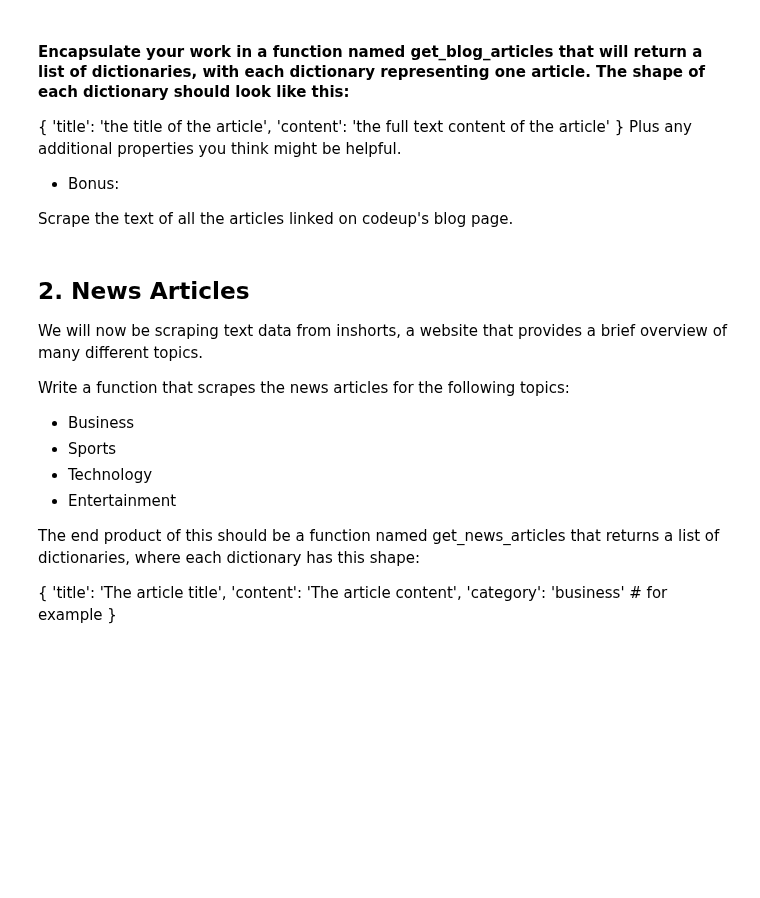
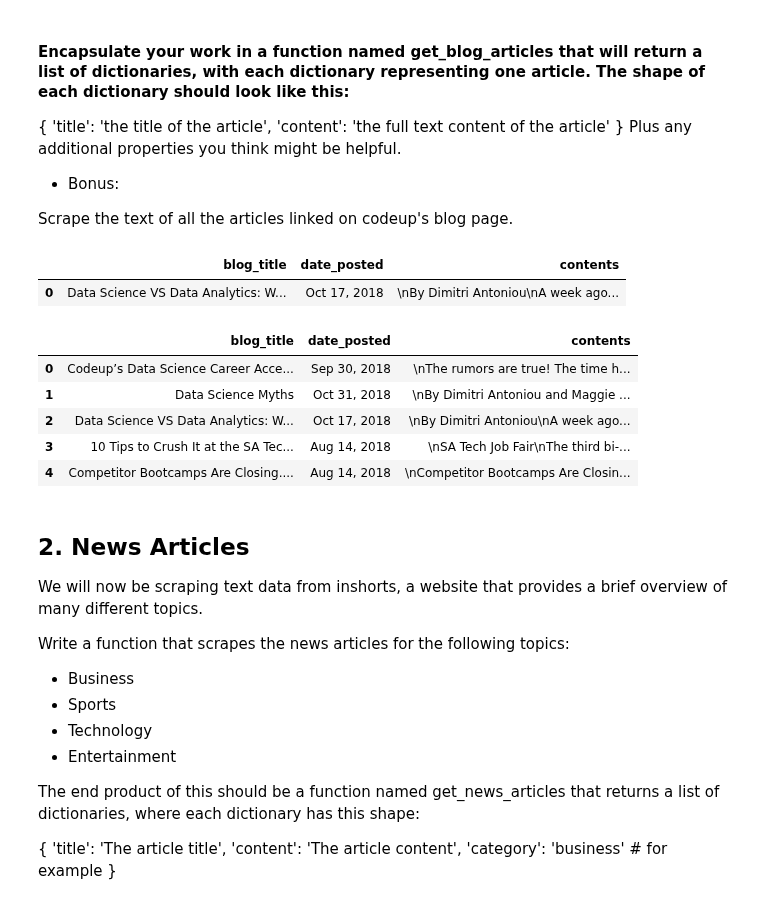
Before and after one commit to jeffakins/natural_language_processing, a Jupyter notebook: acquire.ipynb, the cells around one changed output. Drawn from its saved outputs; the diff is of its cells as text; code cells hidden in the pictures; blank space fills up the shorter version.

```diff
--- a/acquire.ipynb
+++ b/acquire.ipynb
@@ -16,0 +50,3 @@ Scrape the article text from the following pages:
+# %%
+blog_date = soup.select('.published')[0].text
+blog_date
@@ -16,0 +60,7 @@ Scrape the article text from the following pages:
+# %%
+response = requests.get('https://codeup.com/data-science/data-science-myths/',
+                       headers={'user-agent': 'codeup data science germain cohort'})
+html = response.text
+soup = BeautifulSoup(html)
+blog = soup.select('div.et_pb_module.et_pb_post_content.et_pb_post_content_0_tb_body')[0].text
+blog
@@ -26,6 +78,44 @@ Plus any additional properties you think might be helpful.
 - Bonus:
 
 Scrape the text of all the articles linked on codeup's blog page.
+# %%
+url_list = ['https://codeup.com/data-science/codeups-data-science-career-accelerator-is-here/',
+'https://codeup.com/data-science/data-science-myths/',
+'https://codeup.com/data-science/data-science-vs-data-analytics-whats-the-difference/',
+'https://codeup.com/data-science/10-tips-to-crush-it-at-the-sa-tech-job-fair/',
+'https://codeup.com/data-science/competitor-bootcamps-are-closing-is-the-model-in-danger/']
+# %%
+# Function to iterate through the list of blog urls and scrap the text:
+def process_blog(url):
+    '''Returns the Blog Title, Date Posted, and Text Content from Codeups blog page'''
+    response = requests.get(url, headers={'user-agent': 'codeup data science germain cohort'})
+    html = response.text
+    soup = BeautifulSoup(html)
+    blog_title = soup.h1.text
+    blog_date = soup.select('.published')[0].text
+    blog = soup.select('div.et_pb_module.et_pb_post_content.et_pb_post_content_0_tb_body')[0].text
+    return {
+        'blog_title': blog_title,
+        'date_posted': blog_date,
+        'contents': blog
+    }
+# %%
+# Testing that the function works on one url:
+pd.DataFrame([process_blog('https://codeup.com/data-science/data-science-vs-data-analytics-whats-the-difference/')])
+# %% [output]
+|  | blog_title | date_posted | contents |
+| 0 | Data Science VS Data Analytics: W... | Oct 17, 2018 | \nBy Dimitri Antoniou\nA week ago... |
+# %%
+# List of the blog titles, date, and text content from Codeup's blog site:
+blog_list = pd.DataFrame([process_blog(url) for url in url_list])
+blog_list
+# %% [output]
+|  | blog_title | date_posted | contents |
+| 0 | Codeup’s Data Science Career Acce... | Sep 30, 2018 | \nThe rumors are true! The time h... |
+| 1 | Data Science Myths | Oct 31, 2018 | \nBy Dimitri Antoniou and Maggie ... |
+| 2 | Data Science VS Data Analytics: W... | Oct 17, 2018 | \nBy Dimitri Antoniou\nA week ago... |
+| 3 | 10 Tips to Crush It at the SA Tec... | Aug 14, 2018 | \nSA Tech Job Fair\nThe third bi-... |
+| 4 | Competitor Bootcamps Are Closing.... | Aug 14, 2018 | \nCompetitor Bootcamps Are Closin... |
 # %% [markdown]
 ## 2. News Articles
 
```
Also changed, not shown: parts of 9 cells of this notebook.
